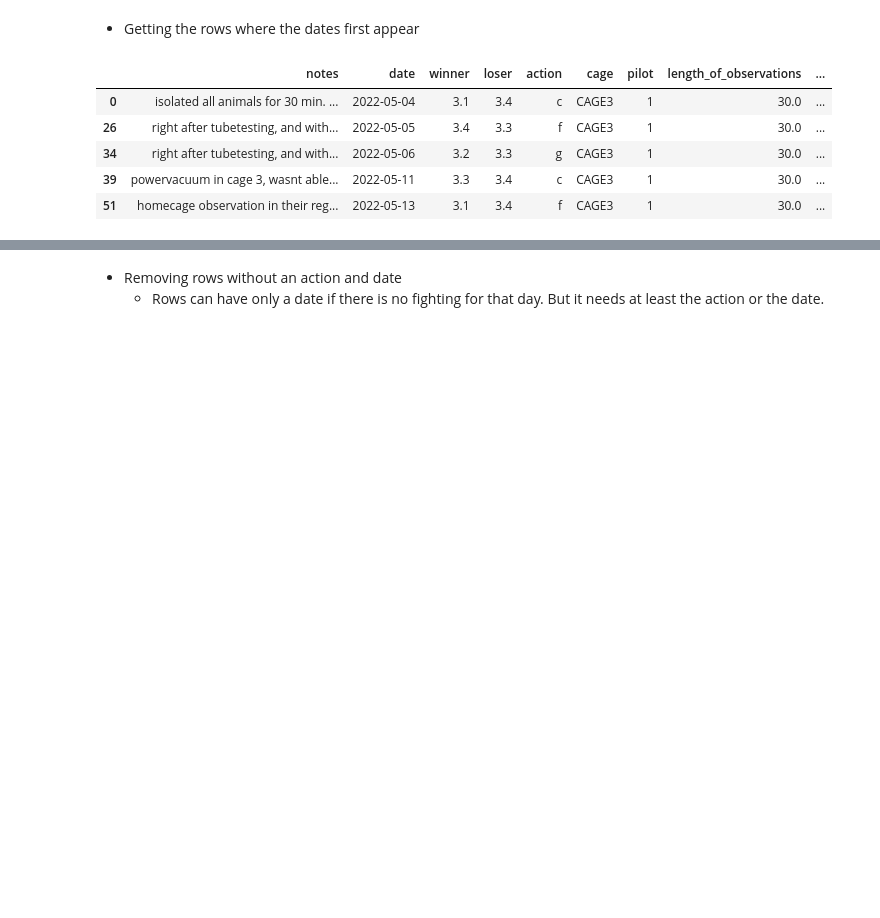
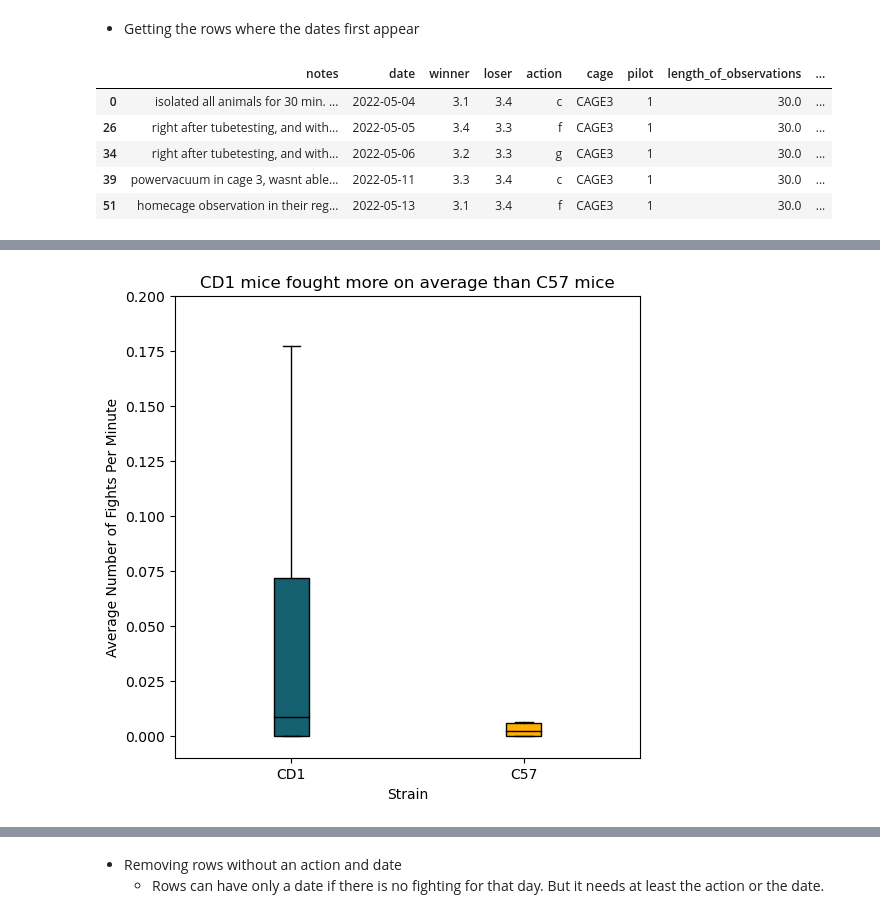
Before and after one commit to padillacoreanolab/dominance_strain_comparison, a Jupyter notebook: results/2023_01_25_hco_average_fight_chase_plotting/hco_average_fight_chase_plotting.ipynb, the cells around one changed output, grey strips where cells are left out. Cells and saved outputs as stored; diff of their text form; code cells hidden in the pictures; blank space fills up the shorter version.

Commit message:
feat: plot function for comparison

```diff
--- a/results/2023_01_25_hco_average_fight_chase_plotting/hco_average_fight_chase_plotting.ipynb
+++ b/results/2023_01_25_hco_average_fight_chase_plotting/hco_average_fight_chase_plotting.ipynb
@@ -366,0 +438,14 @@ first_row_of_each_date
+# %%
+index_to_pilot_subject = defaultdict(dict)
+for index, (pilot, subject) in enumerate(pilot_and_subject_without_f):
+    index_to_pilot_subject[index]["winner"] = subject
+    index_to_pilot_subject[index]["pilot"] = pilot
+    index_to_pilot_subject[index]["action"] = "f"
+    index_to_pilot_subject[index]["index"] = 0
+groupby_action_summed_df = pd.concat([groupby_action_summed_df, pd.DataFrame.from_dict(index_to_pilot_subject, orient="index")], ignore_index=True)
+# %%
+groupby_action_summed_df["average_action_per_15min"] = groupby_action_summed_df.apply(lambda x: x["index"] / pilot_and_id_to_15min_sess_count[x["pilot"], x["winner"]], axis=1)
+groupby_action_summed_df["average_action_per_1min"] = groupby_action_summed_df["average_action_per_15min"] / 15
+groupby_action_summed_df["average_action_per_30min"] = groupby_action_summed_df["average_action_per_15min"] * 2
+# %%
+groupby_action_summed_df["strain"] = groupby_action_summed_df["winner"].apply(lambda x: "CD1" if x >= 3 else "C57")
@@ -366,0 +470,28 @@ first_row_of_each_date
+# %%
+chase_strain_and_action_to_average_count = {}
+chase_strain_and_action_to_average_count["CD1"] = groupby_action_summed_df[(groupby_action_summed_df["strain"] == "C57") & ((groupby_action_summed_df["action"] == "c"))]["average_action_per_1min"].values
+chase_strain_and_action_to_average_count["C57"] = groupby_action_summed_df[(groupby_action_summed_df["strain"] == "CD1") & ((groupby_action_summed_df["action"] == "c"))]["average_action_per_1min"].values
+
+fight_strain_and_action_to_average_count = {}
+fight_strain_and_action_to_average_count["CD1"] = groupby_action_summed_df[(groupby_action_summed_df["strain"] == "CD1") & ((groupby_action_summed_df["action"] == "f"))]["average_action_per_1min"].values
+fight_strain_and_action_to_average_count["C57"] = groupby_action_summed_df[(groupby_action_summed_df["strain"] == "C57") & ((groupby_action_summed_df["action"] == "f"))]["average_action_per_1min"].values
+# %%
+fig, ax = plt.subplots()
+box = plt.boxplot(fight_strain_and_action_to_average_count.values(), patch_artist=True, medianprops=dict(color="black"), showfliers=False)
+plt.ylim(-0.01,0.2)
+
+for patch, color in zip(box['boxes'], [matplotlib.colors.hex2color("#15616f"), matplotlib.colors.hex2color("#ffaf00")]):
+    patch.set_facecolor(color)
+
+labels = [item.get_text() for item in ax.get_xticklabels()]
+labels[0] = 'CD1'
+labels[1] = 'C57'
+
+ax.set_xticklabels(labels)
+plt.xlabel("Strain")
+plt.ylabel("Average Number of Fights Per Minute")
+plt.title("CD1 mice fought more on average than C57 mice")
+plt.savefig("./proc/fight_strain_comparison.svg")
+plt.show()
+# %% [output]
+[figure, added]
```
Also changed, not shown: parts of 81 cells of this notebook, 3 other files.
